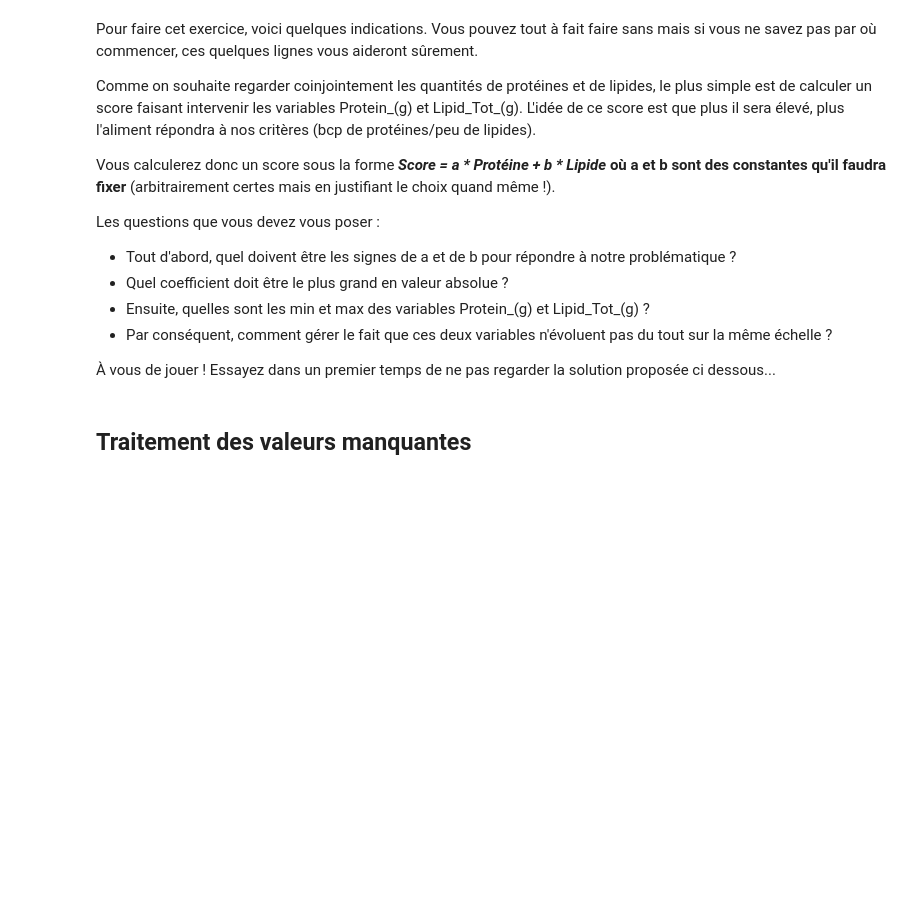
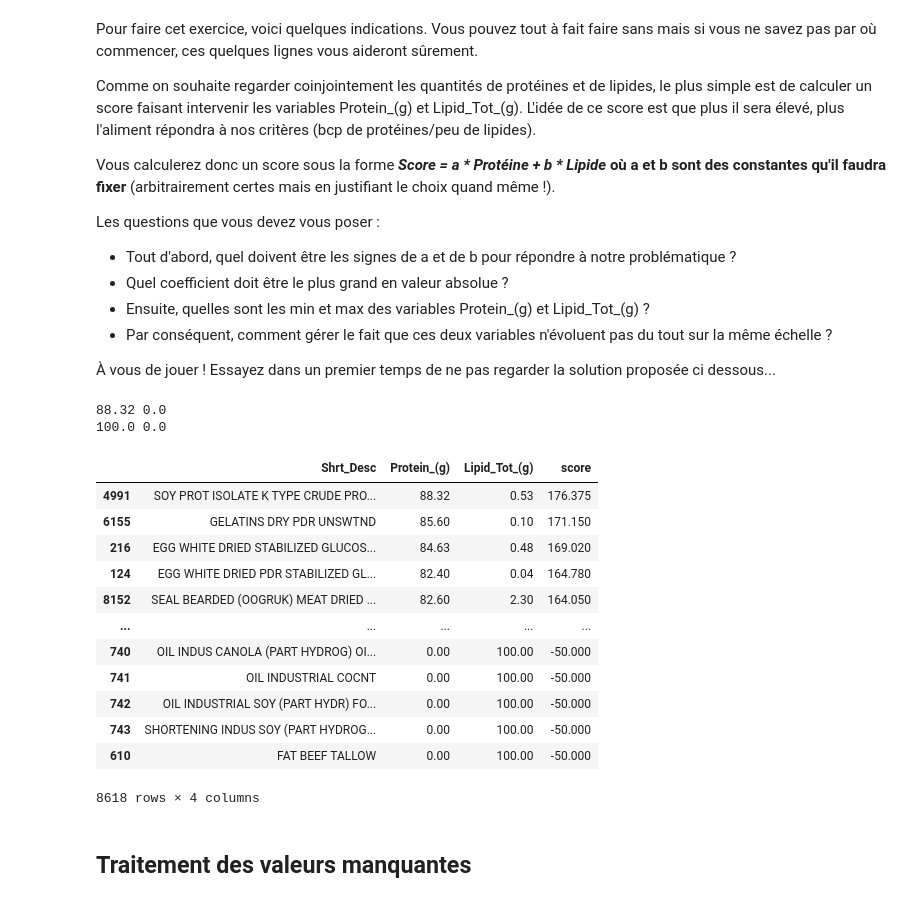
Before and after one commit to louiskuhn/IA-P3-Euskadi, a Jupyter notebook: Ressources/Python/1. Analyse de données/Intro à Pandas.ipynb, the cells around one changed output. Saved outputs shown, nothing was run; the diff lists cells and outputs as text; code cells hidden in the pictures; blank space fills up the shorter version.

```diff
--- a/Ressources/Python/1. Analyse de données/Intro à Pandas.ipynb
+++ b/Ressources/Python/1. Analyse de données/Intro à Pandas.ipynb
@@ -354,6 +417,30 @@ Les questions que vous devez vous poser :
  - Par conséquent, comment gérer le fait que ces deux variables n'évoluent pas du tout sur la même échelle ?
 
 À vous de jouer ! Essayez dans un premier temps de ne pas regarder la solution proposée ci dessous...
+# %%
+print(data['Protein_(g)'].max(), data['Protein_(g)'].min())
+print(data['Lipid_Tot_(g)'].max(), data['Lipid_Tot_(g)'].min())
+# %% [output]
+88.32 0.0
+100.0 0.0
+# %%
+data["score"] = 2 * data["Protein_(g)"] - 0.5 * data["Lipid_Tot_(g)"]
+
+data.sort_values("score", ascending=False)[["Shrt_Desc", "Protein_(g)", "Lipid_Tot_(g)", "score"]]
+# %% [output]
+|  | Shrt_Desc | Protein_(g) | Lipid_Tot_(g) | score |
+| 4991 | SOY PROT ISOLATE K TYPE CRUDE PRO... | 88.32 | 0.53 | 176.375 |
+| 6155 | GELATINS DRY PDR UNSWTND | 85.60 | 0.10 | 171.150 |
+| 216 | EGG WHITE DRIED STABILIZED GLUCOS... | 84.63 | 0.48 | 169.020 |
+| 124 | EGG WHITE DRIED PDR STABILIZED GL... | 82.40 | 0.04 | 164.780 |
+| 8152 | SEAL BEARDED (OOGRUK) MEAT DRIED ... | 82.60 | 2.30 | 164.050 |
+| ... | ... | ... | ... | ... |
+| 740 | OIL INDUS CANOLA (PART HYDROG) OI... | 0.00 | 100.00 | -50.000 |
+| 741 | OIL INDUSTRIAL COCNT | 0.00 | 100.00 | -50.000 |
+| 742 | OIL INDUSTRIAL SOY (PART HYDR) FO... | 0.00 | 100.00 | -50.000 |
+| 743 | SHORTENING INDUS SOY (PART HYDROG... | 0.00 | 100.00 | -50.000 |
+| 610 | FAT BEEF TALLOW | 0.00 | 100.00 | -50.000 |
+8618 rows × 4 columns
 # %% [markdown]
 ## Traitement des valeurs manquantes
 # %% [markdown]
```
Also changed, not shown: parts of 32 cells of this notebook.
